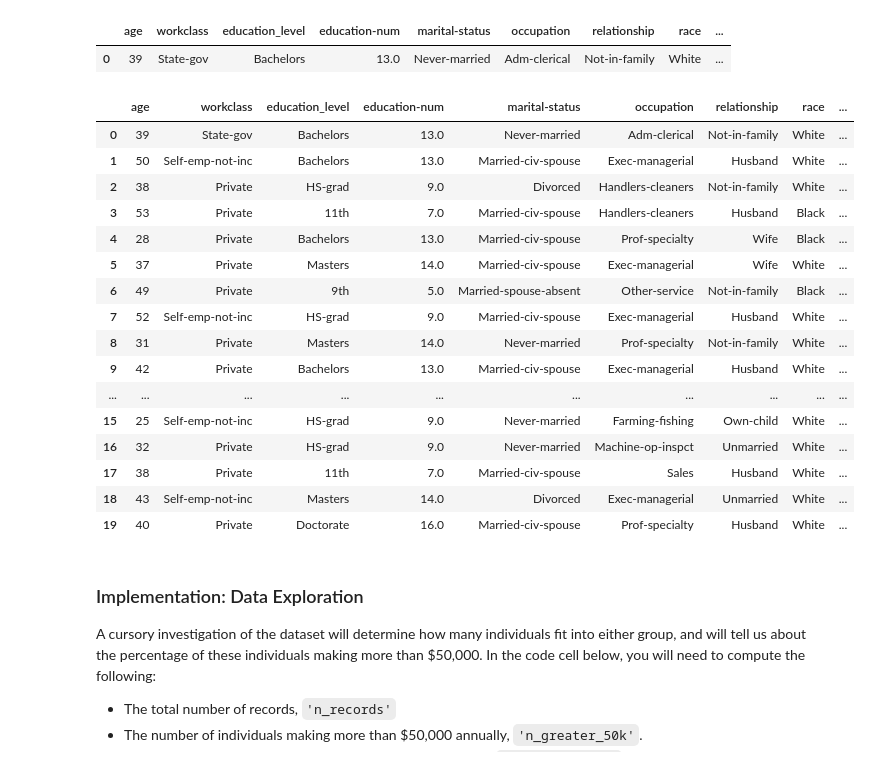
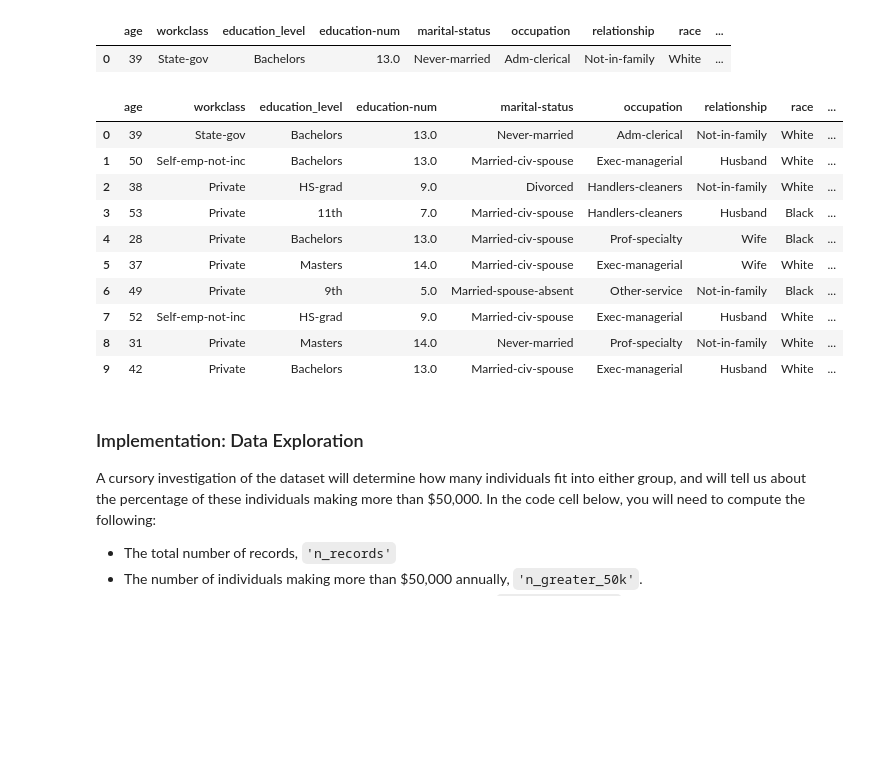
Before and after one commit to kumaeki/INTRO-TO-ML, a Jupyter notebook: my-jupytor/02-Supervised-Learning/S-10-Finding-Donors-Project/finding_donors.ipynb, the cells around one changed output. Saved outputs shown, nothing was run; the diff lists cells and outputs as text; code cells hidden in the pictures; blank space fills up the shorter version.

```diff
--- a/my-jupytor/02-Supervised-Learning/S-10-Finding-Donors-Project/finding_donors.ipynb
+++ b/my-jupytor/02-Supervised-Learning/S-10-Finding-Donors-Project/finding_donors.ipynb
@@ -40,25 +40,19 @@ display(data.head(n=1))
 |  | age | workclass | education_level | education-num | marital-status | occupation | relationship | race | ... |
 | 0 | 39 | State-gov | Bachelors | 13.0 | Never-married | Adm-clerical | Not-in-family | White | ... |
 # %%
-data.head(20)
+data.head(10)
 # %% [output]
 |  | age | workclass | education_level | education-num | marital-status | occupation | relationship | race | ... |
 | 0 | 39 | State-gov | Bachelors | 13.0 | Never-married | Adm-clerical | Not-in-family | White | ... |
 | 1 | 50 | Self-emp-not-inc | Bachelors | 13.0 | Married-civ-spouse | Exec-managerial | Husband | White | ... |
 | 2 | 38 | Private | HS-grad | 9.0 | Divorced | Handlers-cleaners | Not-in-family | White | ... |
 | 3 | 53 | Private | 11th | 7.0 | Married-civ-spouse | Handlers-cleaners | Husband | Black | ... |
 | 4 | 28 | Private | Bachelors | 13.0 | Married-civ-spouse | Prof-specialty | Wife | Black | ... |
 | 5 | 37 | Private | Masters | 14.0 | Married-civ-spouse | Exec-managerial | Wife | White | ... |
 | 6 | 49 | Private | 9th | 5.0 | Married-spouse-absent | Other-service | Not-in-family | Black | ... |
 | 7 | 52 | Self-emp-not-inc | HS-grad | 9.0 | Married-civ-spouse | Exec-managerial | Husband | White | ... |
 | 8 | 31 | Private | Masters | 14.0 | Never-married | Prof-specialty | Not-in-family | White | ... |
 | 9 | 42 | Private | Bachelors | 13.0 | Married-civ-spouse | Exec-managerial | Husband | White | ... |
-| ... | ... | ... | ... | ... | ... | ... | ... | ... | ... |
-| 15 | 25 | Self-emp-not-inc | HS-grad | 9.0 | Never-married | Farming-fishing | Own-child | White | ... |
-| 16 | 32 | Private | HS-grad | 9.0 | Never-married | Machine-op-inspct | Unmarried | White | ... |
-| 17 | 38 | Private | 11th | 7.0 | Married-civ-spouse | Sales | Husband | White | ... |
-| 18 | 43 | Self-emp-not-inc | Masters | 14.0 | Divorced | Exec-managerial | Unmarried | White | ... |
-| 19 | 40 | Private | Doctorate | 16.0 | Married-civ-spouse | Prof-specialty | Husband | White | ... |
 # %% [markdown]
 ### Implementation: Data Exploration
 A cursory investigation of the dataset will determine how many individuals fit into either group, and will tell us about the percentage of these individuals making more than \$50,000. In the code cell below, you will need to compute the following:
```
Also changed, not shown: parts of 22 cells of this notebook.
